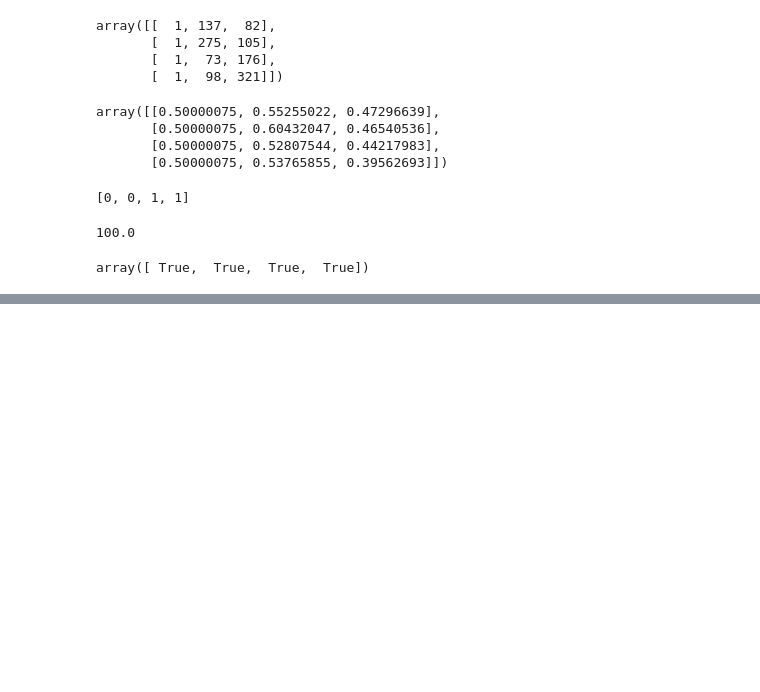
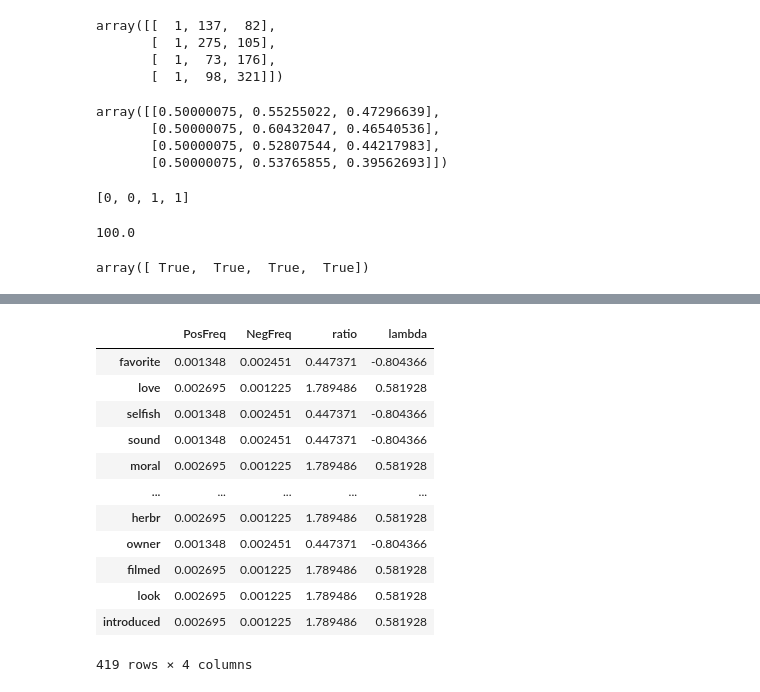
Before and after one commit to mralamdari/NLP-Classification-and-Vector-Spaces, a Jupyter notebook: NLP_Classification_and_Vector_Spaces_Begginer.ipynb, the cells around one changed output, grey strips where cells are left out. Drawn from its saved outputs; the diff is of its cells as text; code cells hidden in the pictures; blank space fills up the shorter version.

```diff
--- a/NLP_Classification_and_Vector_Spaces_Begginer.ipynb
+++ b/NLP_Classification_and_Vector_Spaces_Begginer.ipynb
@@ -293,3 +294,10 @@ pfreq_df
 | look | 0.003096 | 0.000000 |
 | introduced | 0.003096 | 0.000000 |
 419 rows × 2 columns
+# %%
+##### Laplacian Smoothing Frequency DataFrame ==> To remove Zeoes
+ls_freq_df = []
+ls_freq_df.append((freq_df.iloc[:, 0] + 1) / (pos_count + total))
+ls_freq_df.append((freq_df.iloc[:, 1] + 1) / (neg_count + total))
+# %%
+ls_freq_df = pd.DataFrame(ls_freq_df).T
@@ -295,0 +320,3 @@ pfreq_df
+# %%
+balanced_dataset_metric = pos_count / neg_count
+ls_freq_df['ratio'] = balanced_dataset_metric * (ls_freq_df['PosFreq'] / ls_freq_df['NegFreq'])
@@ -295,0 +339,18 @@ pfreq_df
+# %%
+ls_freq_df['lambda'] = np.log(ls_freq_df['ratio'])
+# %%
+ls_freq_df
+# %% [output]
+|  | PosFreq | NegFreq | ratio | lambda |
+| favorite | 0.001348 | 0.002451 | 0.447371 | -0.804366 |
+| love | 0.002695 | 0.001225 | 1.789486 | 0.581928 |
+| selfish | 0.001348 | 0.002451 | 0.447371 | -0.804366 |
+| sound | 0.001348 | 0.002451 | 0.447371 | -0.804366 |
+| moral | 0.002695 | 0.001225 | 1.789486 | 0.581928 |
+| ... | ... | ... | ... | ... |
+| herbr | 0.002695 | 0.001225 | 1.789486 | 0.581928 |
+| owner | 0.001348 | 0.002451 | 0.447371 | -0.804366 |
+| filmed | 0.002695 | 0.001225 | 1.789486 | 0.581928 |
+| look | 0.002695 | 0.001225 | 1.789486 | 0.581928 |
+| introduced | 0.002695 | 0.001225 | 1.789486 | 0.581928 |
+419 rows × 4 columns
```
Also changed, not shown: parts of 5 cells of this notebook.
